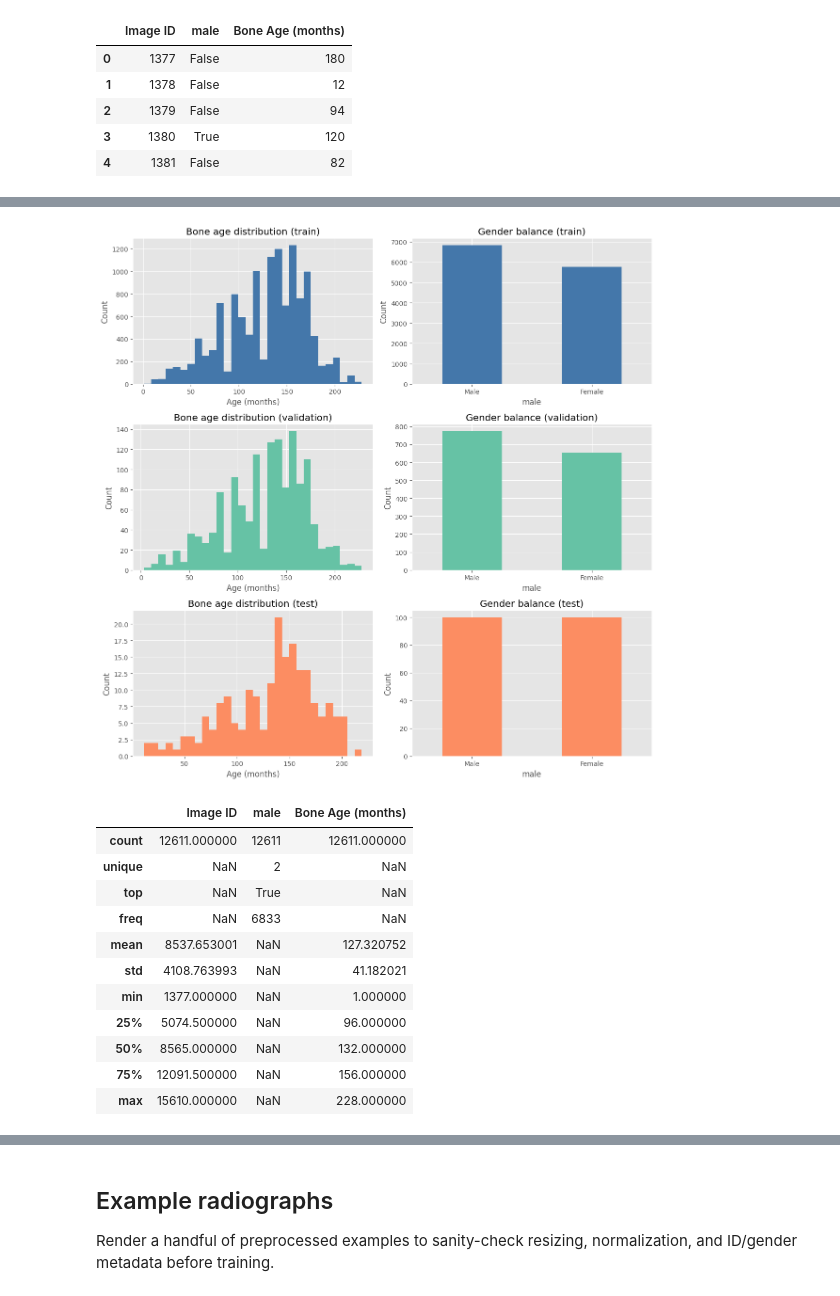
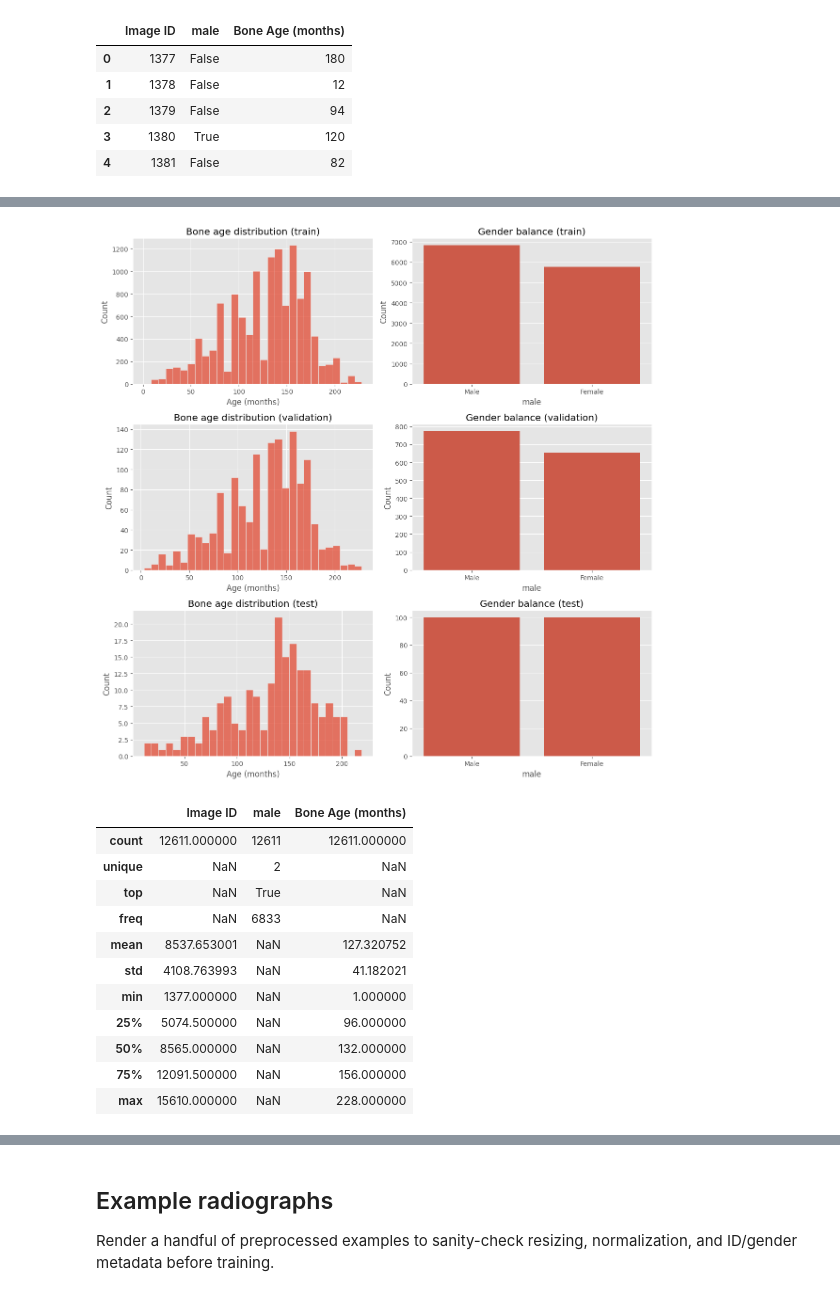
Before and after one commit to ztutar/HDA_Project, a Jupyter notebook: BoneAgePrediction.ipynb, the cells around one changed output, grey strips where cells are left out. Cells and saved outputs as stored; diff of their text form; code cells hidden in the pictures.

```diff
--- a/BoneAgePrediction.ipynb
+++ b/BoneAgePrediction.ipynb
@@ -52,18 +57,14 @@ Note: you may need to restart the kernel to use updated packages.
 # %%
 from dataclasses import asdict
 
-import numpy as np
 import pandas as pd
 import matplotlib.pyplot as plt
-import tensorflow as tf
 
 from IPython.display import display
 
-from BoneAgePrediction.utils.config import load_config
-from BoneAgePrediction.training.train_GlobalCNN import train_GlobalCNN
-from BoneAgePrediction.utils.dataset_loader import make_dataset
-from BoneAgePrediction.utils.seeds import set_seeds
-set_seeds(42)
+import random
 
-plt.style.use("ggplot")
-pd.set_option("display.max_columns", None)
+import matplotlib.pyplot as plt
+import seaborn as sns
+import numpy as np
+import tensorflow as tf
@@ -109,6 +76,5 @@ The pediatric bone age dataset supplies per-patient radiographs plus age and gen
 # %%
-data_cfg = config.data
-data_root = PROJECT_ROOT / data_cfg.data_path
+data_root = PROJECT_ROOT / "data/raw"
 train_csv = data_root / "train.csv"
 val_csv = data_root / "validation.csv"
 test_csv = data_root / "test.csv"
@@ -198,43 +115,37 @@ gender_col = "male"
 
 split_frames = [
     ("train", train_df),
     ("validation", val_df),
     ("test", test_df),
 ]
 
 fig, axes = plt.subplots(len(split_frames), 2, figsize=(12, 4 * len(split_frames)))
 if len(split_frames) == 1:
     axes = axes[np.newaxis, :]
 
-colors = {
-    "train": "#4477aa",
-    "validation": "#66c2a5",
-    "test": "#fc8d62",
-}
 gender_map = {True: "Male", False: "Female"}
 
 for row_idx, (split_name, df) in enumerate(split_frames):
-    color = colors.get(split_name, "#4477aa")
 
-    df[age_col].hist(ax=axes[row_idx, 0], bins=30, color=color)
+    sns.histplot(df[age_col], bins=30, kde=False, ax=axes[row_idx, 0])
     axes[row_idx, 0].set_title(f"Bone age distribution ({split_name})")
     axes[row_idx, 0].set_xlabel("Age (months)")
     axes[row_idx, 0].set_ylabel("Count")
 
     gender_counts = df[gender_col].map(gender_map).fillna("Unknown").value_counts()
-    gender_counts.plot(kind="bar", ax=axes[row_idx, 1], color=color)
+    sns.barplot(x=gender_counts.index, y=gender_counts.values, ax=axes[row_idx, 1])
     axes[row_idx, 1].set_title(f"Gender balance ({split_name})")
     axes[row_idx, 1].set_ylabel("Count")
-    axes[row_idx, 1].set_xticklabels(axes[row_idx, 1].get_xticklabels(), rotation=0)
+    axes[row_idx, 1].tick_params(axis='x', labelrotation=0)
 
 plt.tight_layout()
 plt.show()
 
 display(train_df[["Image ID", gender_col, age_col]].describe(include="all"))
 display(val_df[["Image ID", gender_col, age_col]].describe(include="all"))
 display(test_df[["Image ID", gender_col, age_col]].describe(include="all"))
 # %% [output]
-[figure, old version]
+[figure, new version]
 |  | Image ID | male | Bone Age (months) |
 | count | 12611.000000 | 12611 | 12611.000000 |
 | unique | NaN | 2 | NaN |
```
Also changed, not shown: parts of 9 cells of this notebook, 5 other files.
